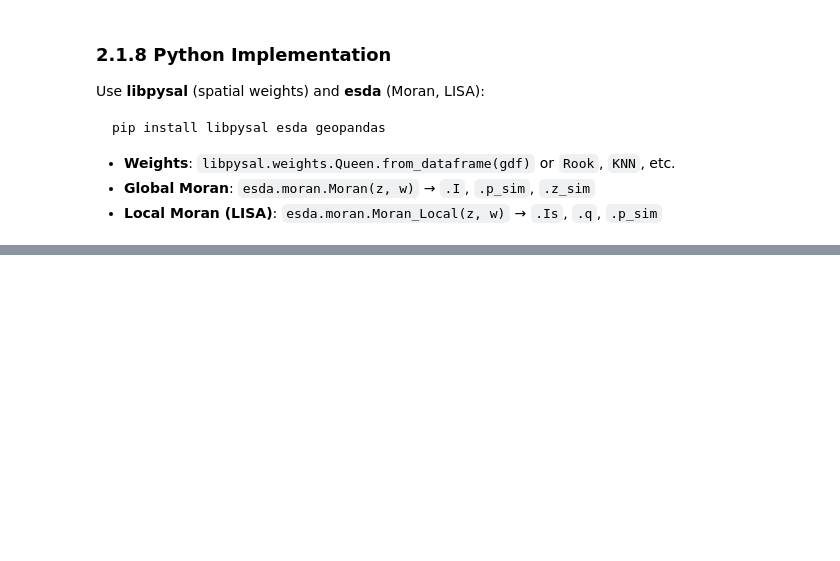
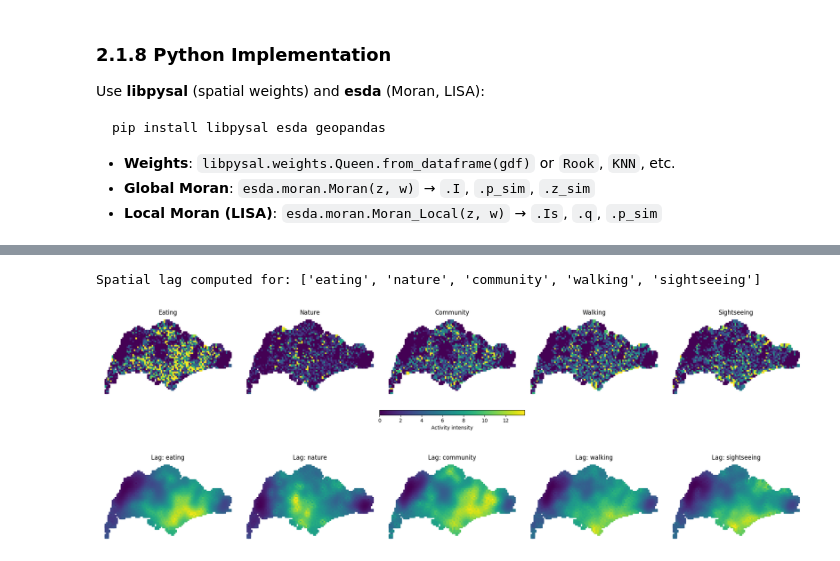
Before and after one commit to Sijie-Yang/UrbanAI-101, a Jupyter notebook: 2_spatial-statistics/2-1_spatial-autocorrelation.ipynb, the cells around one changed output, grey strips where cells are left out. Saved outputs shown, nothing was run; the diff lists cells and outputs as text; code cells hidden in the pictures; blank space fills up the shorter version.

```diff
--- a/2_spatial-statistics/2-1_spatial-autocorrelation.ipynb
+++ b/2_spatial-statistics/2-1_spatial-autocorrelation.ipynb
@@ -219,0 +268,64 @@ Moran's I (esda):   0.242448
+# %%
+# Compute spatial lag for all activity columns: lag = W_rs @ z
+activity_cols = [c for c in ["eating", "nature", "community", "walking", "sightseeing"] if c in gdf.columns]
+for col in activity_cols:
+    z = gdf[col].values
+    gdf["lag_" + col] = W_rs @ z
+print("Spatial lag computed for:", activity_cols)
+# %% [output]
+Spatial lag computed for: ['eating', 'nature', 'community', 'walking', 'sightseeing']
+# %%
+# First figure: original observed values
+fig1, axes1 = plt.subplots(1, len(activity_cols), figsize=(4 * len(activity_cols), 4))
+if len(activity_cols) == 1:
+    axes1 = [axes1]
+for j, col in enumerate(activity_cols):
+    gdf.plot(
+        column=col,
+        cmap=cmap,
+        markersize=30,
+        marker='s',
+        ax=axes1[j],
+        legend=False,
+        vmin=vmin,
+        vmax=vmax
+    )
+    axes1[j].set_title(col.capitalize())
+    axes1[j].axis('off')
+if len(activity_cols) > 0:
+    axes1[0].set_ylabel("Original", fontsize=12)
+fig1.tight_layout(rect=[0, 0.08, 1, 1])
+cbar1 = fig1.colorbar(
+    mpl.cm.ScalarMappable(norm=norm, cmap=cmap),
+    ax=axes1,
+    orientation='horizontal',
+    fraction=0.04,
+    pad=0.12,
+    aspect=30
+)
+cbar1.set_label("Activity intensity")
+plt.show()
+
+# Second figure: spatial lag values (without colorbar, and without vmin/vmax)
+fig2, axes2 = plt.subplots(1, len(activity_cols), figsize=(4 * len(activity_cols), 4))
+if len(activity_cols) == 1:
+    axes2 = [axes2]
+for j, col in enumerate(activity_cols):
+    gdf.plot(
+        column="lag_" + col,
+        cmap=cmap,
+        markersize=30,
+        marker='s',
+        ax=axes2[j],
+        legend=False
+    )
+    axes2[j].set_title(f"Lag: {col}")
+    axes2[j].axis('off')
+if len(activity_cols) > 0:
+    axes2[0].set_ylabel("Spatial lag", fontsize=12)
+fig2.tight_layout(rect=[0, 0.08, 1, 1])
+# Do not plot a colorbar for the lag plots
+plt.show()
+# %% [output]
+[figure, added]
+[figure, added]
```
Also changed, not shown: parts of 10 cells of this notebook.
